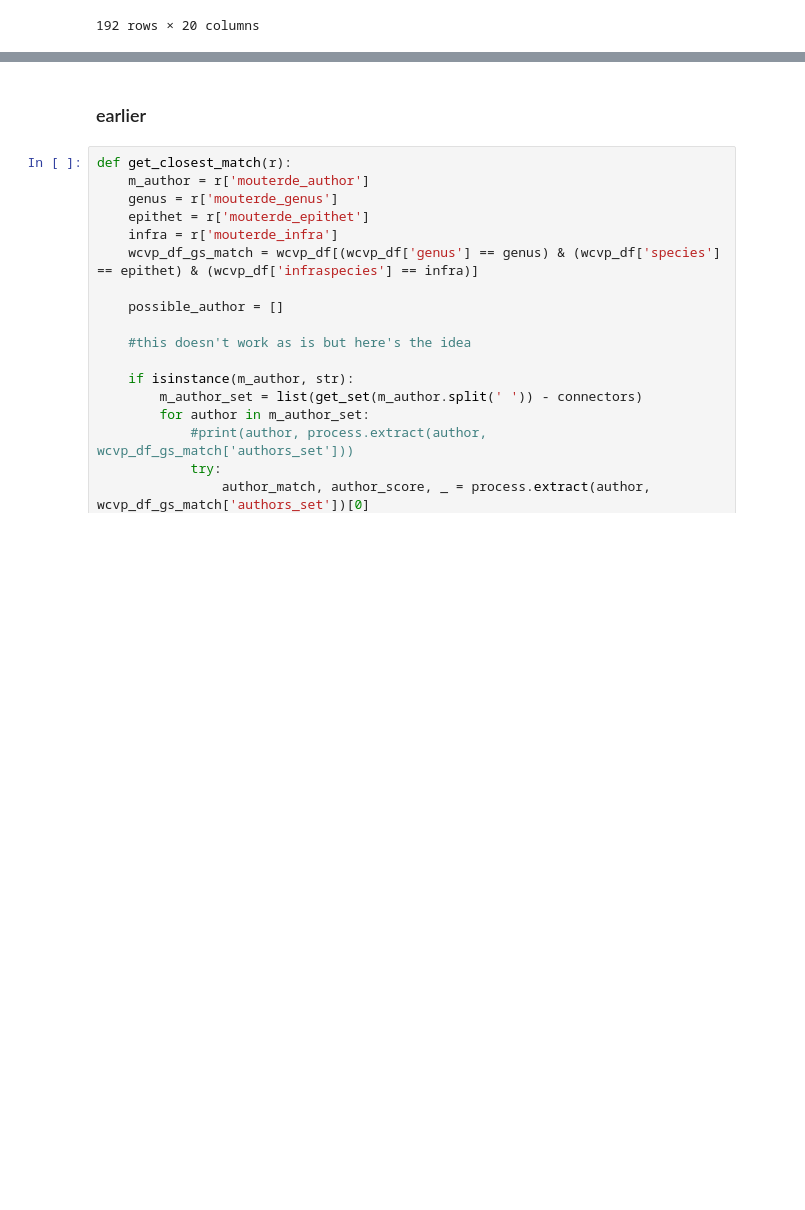
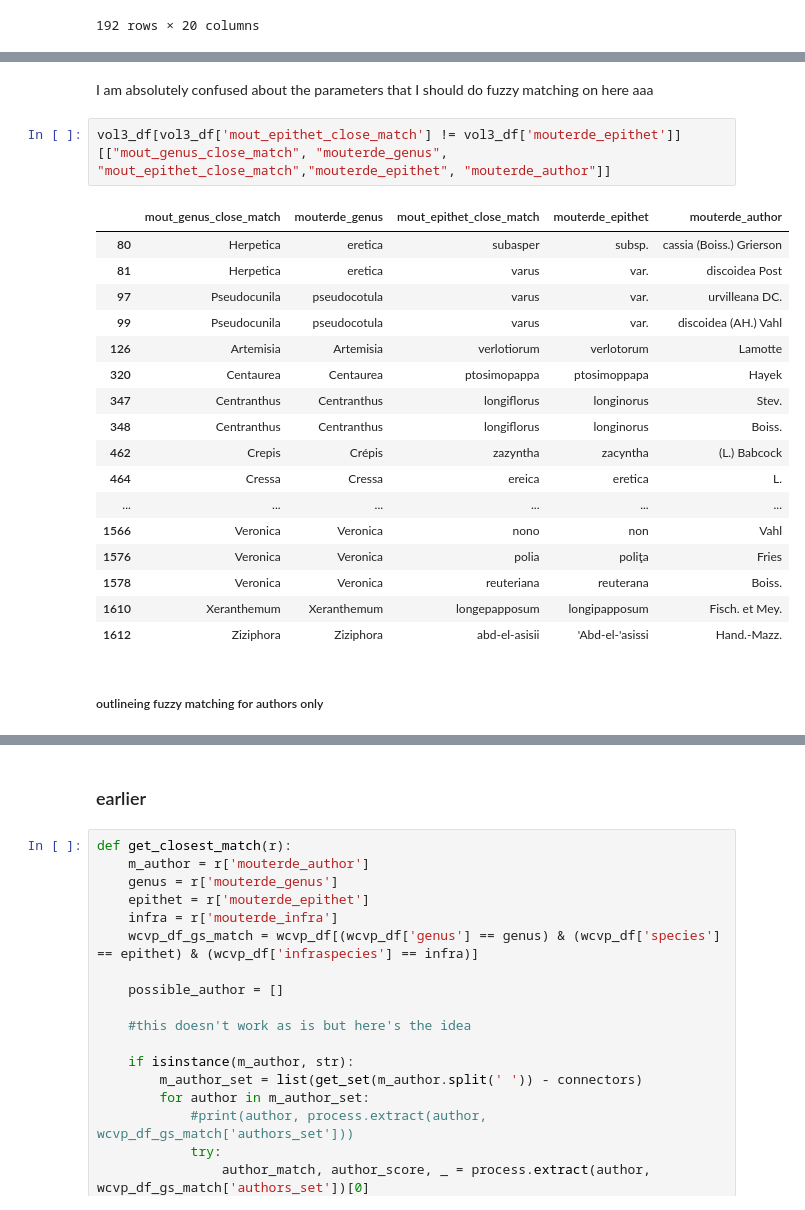
Before and after one commit to shidedh/UpdateFlora, a Jupyter notebook: fuzzy_code/author_fuzz_wcvp.ipynb, the cells around one changed output, grey strips where cells are left out. Cells and saved outputs as stored; diff of their text form; blank space fills up the shorter version.

```diff
--- a/fuzzy_code/author_fuzz_wcvp.ipynb
+++ b/fuzzy_code/author_fuzz_wcvp.ipynb
@@ -240,0 +329,24 @@ wcvp_df_explode[wcvp_df_explode['genus'] == 'Ziziphora']
+# %% [markdown]
+I am absolutely confused about the parameters that I should do fuzzy matching on here aaa
+# %%
+vol3_df[vol3_df['mout_epithet_close_match'] != vol3_df['mouterde_epithet']][["mout_genus_close_match", "mouterde_genus", "mout_epithet_close_match","mouterde_epithet", "mouterde_author"]]
+# %% [output]
+|  | mout_genus_close_match | mouterde_genus | mout_epithet_close_match | mouterde_epithet | mouterde_author |
+| 80 | Herpetica | eretica | subasper | subsp. | cassia (Boiss.) Grierson |
+| 81 | Herpetica | eretica | varus | var. | discoidea Post |
+| 97 | Pseudocunila | pseudocotula | varus | var. | urvilleana DC. |
+| 99 | Pseudocunila | pseudocotula | varus | var. | discoidea (AH.) Vahl |
+| 126 | Artemisia | Artemisia | verlotiorum | verlotorum | Lamotte |
+| 320 | Centaurea | Centaurea | ptosimopappa | ptosimoppapa | Hayek |
+| 347 | Centranthus | Centranthus | longiflorus | longinorus | Stev. |
+| 348 | Centranthus | Centranthus | longiflorus | longinorus | Boiss. |
+| 462 | Crepis | Crépis | zazyntha | zacyntha | (L.) Babcock |
+| 464 | Cressa | Cressa | ereica | eretica | L. |
+| ... | ... | ... | ... | ... | ... |
+| 1566 | Veronica | Veronica | nono | non | Vahl |
+| 1576 | Veronica | Veronica | polia | poliţa | Fries |
+| 1578 | Veronica | Veronica | reuteriana | reuterana | Boiss. |
+| 1610 | Xeranthemum | Xeranthemum | longepapposum | longipapposum | Fisch. et Mey. |
+| 1612 | Ziziphora | Ziziphora | abd-el-asisii | 'Abd-el-'asissi | Hand.-Mazz. |
+# %% [markdown]
+##### outlineing fuzzy matching for authors only
```
Also changed, not shown: parts of 22 cells of this notebook.
